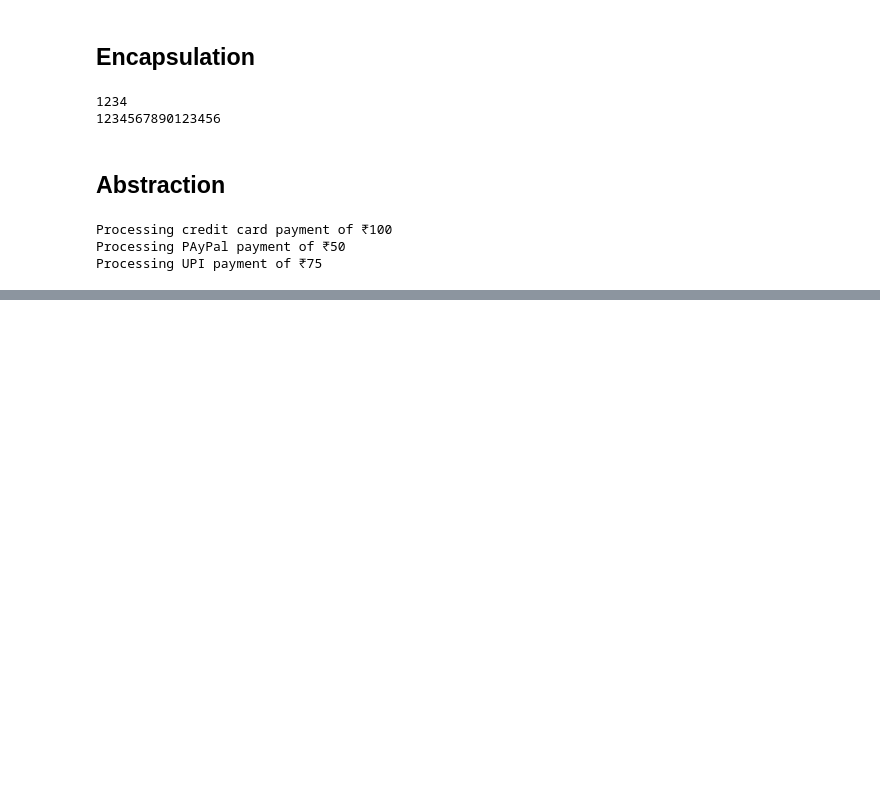
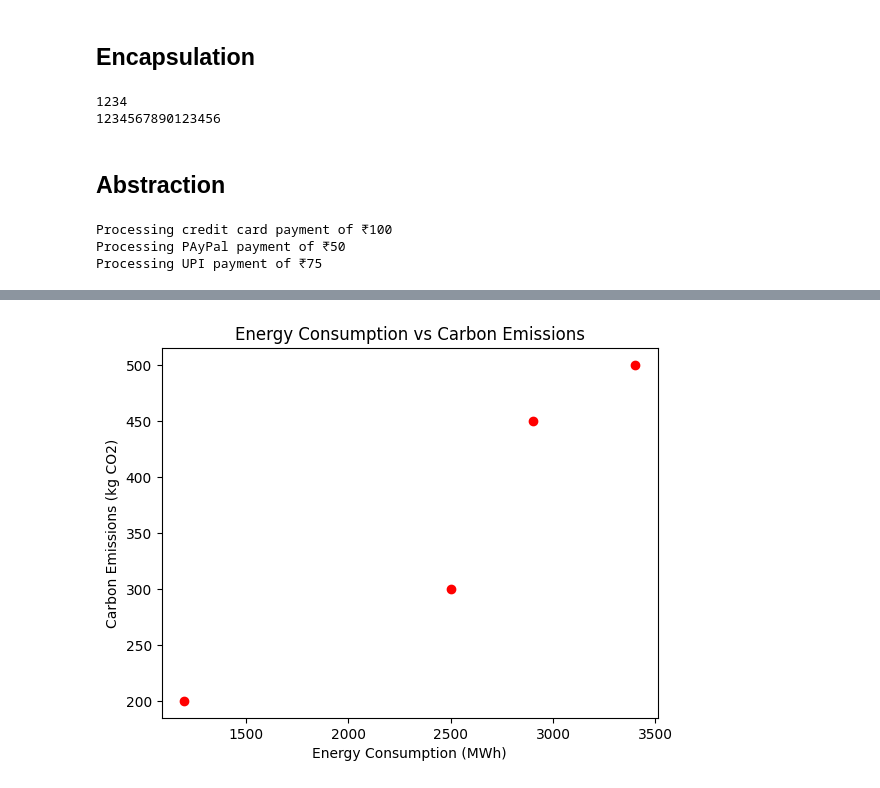
Before and after one commit to DevanshuSawarkar/Advanced_Green_and_AI_Skills_Workshop, a Jupyter notebook: 1_basics_of_python.ipynb, the cells around one changed output, grey strips where cells are left out. Drawn from its saved outputs; the diff is of its cells as text; code cells hidden in the pictures; blank space fills up the shorter version.

```diff
--- a/1_basics_of_python.ipynb
+++ b/1_basics_of_python.ipynb
@@ -800,0 +1055,14 @@ Processing UPI payment of ₹75
+# %%
+# Sample data for energy consumption and carbon emissions
+carbon_emissions = [200, 500, 450, 300]  # in kg CO2
+
+# Create a scatter plot
+plt.scatter(energy_values, carbon_emissions, color='red')
+
+# Add titles and labels
+plt.title('Energy Consumption vs Carbon Emissions')
+plt.xlabel('Energy Consumption (MWh)')
+plt.ylabel('Carbon Emissions (kg CO2)')
+plt.show()
+# %% [output]
+[figure, added]
```
Also changed, not shown: parts of 20 cells of this notebook.
